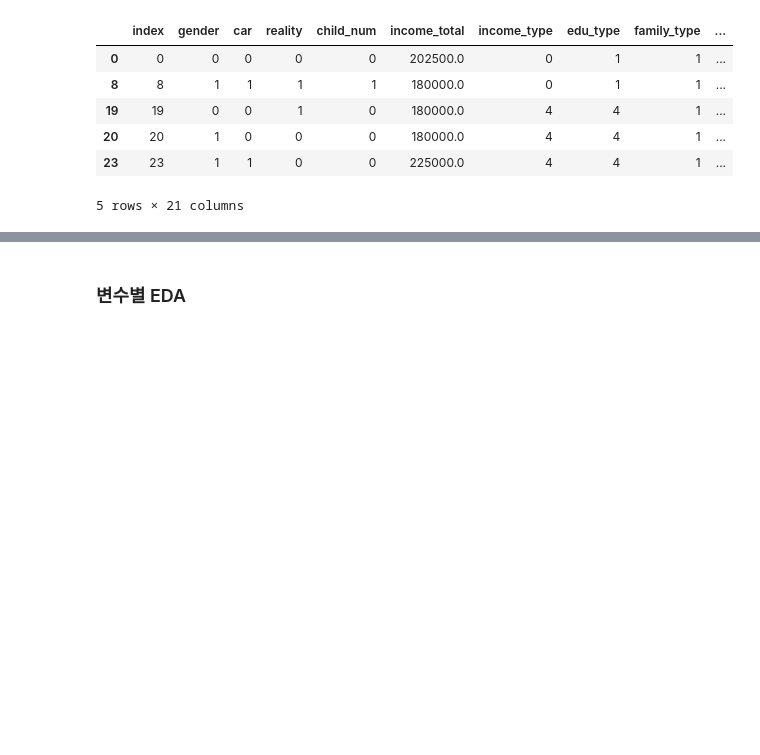
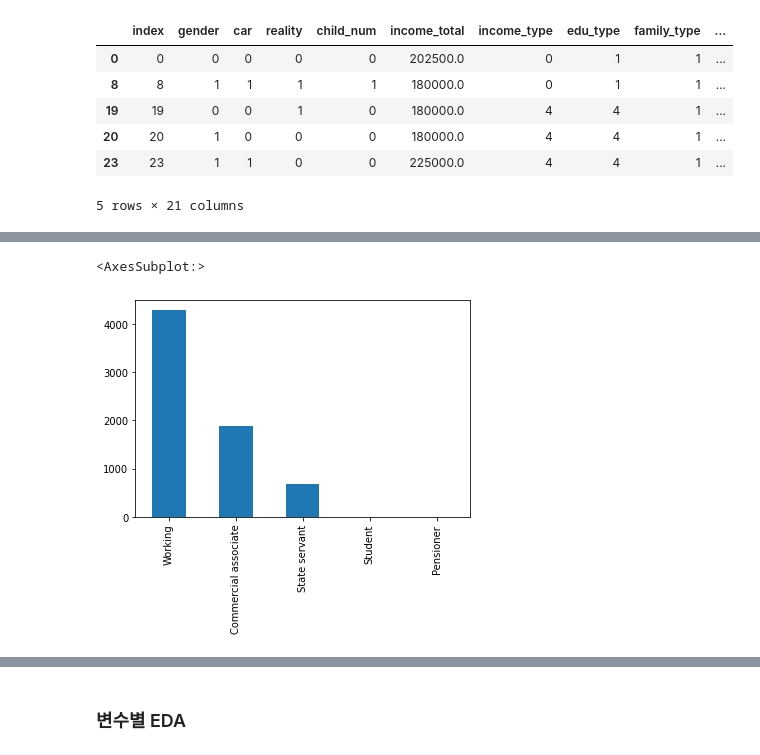
Before and after one commit to Ah-Hyeon0829/CreditGrade1, a Jupyter notebook: credit_card(반올림).ipynb, the cells around one changed output, grey strips where cells are left out. Saved outputs shown, nothing was run; the diff lists cells and outputs as text; code cells hidden in the pictures; blank space fills up the shorter version.

```diff
--- a/credit_card(반올림).ipynb
+++ b/credit_card(반올림).ipynb
@@ -714,0 +862,5 @@ null_data.head()
+# %%
+df_occyp['income_type'].value_counts().plot(kind='bar')
+# %% [output]
+<AxesSubplot:>
+[figure, added]
```
Also changed, not shown: parts of 91 cells of this notebook.
